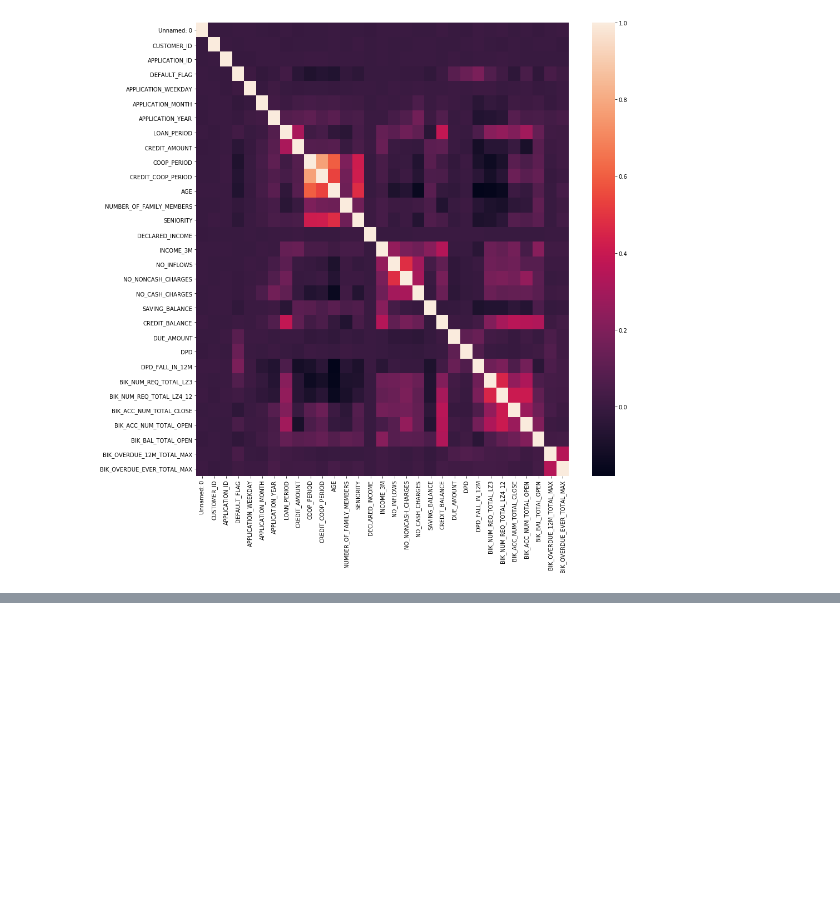
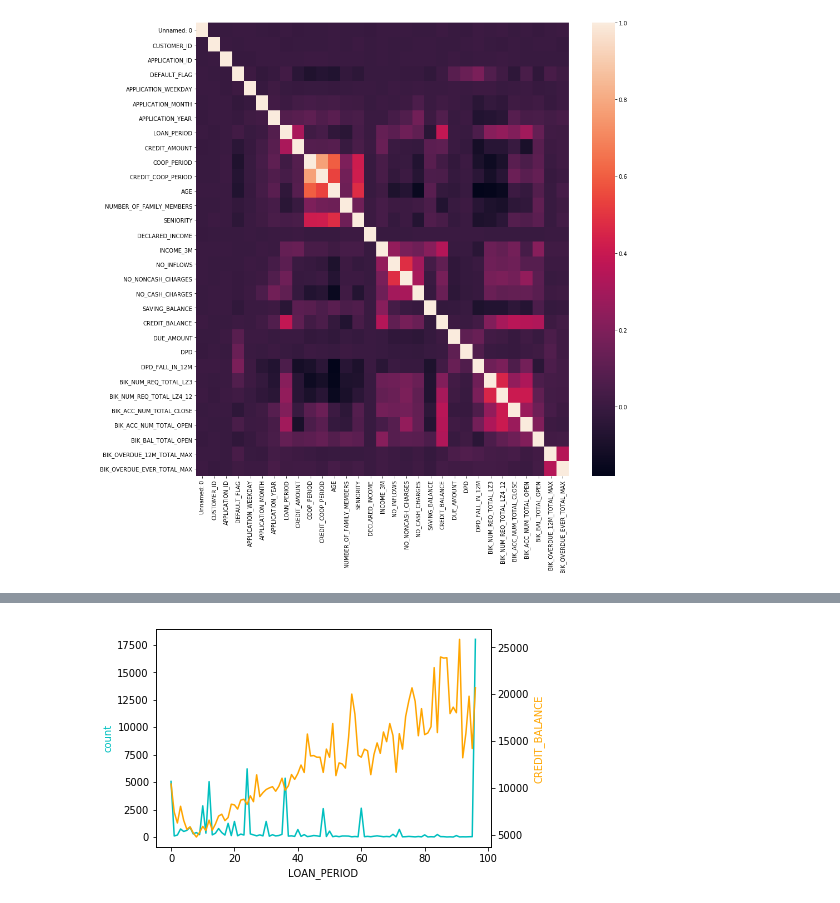
Before and after one commit to tasuki/TeamNameING, a Jupyter notebook: notebooks/Tom.ipynb, the cells around one changed output, grey strips where cells are left out. Saved outputs shown, nothing was run; the diff lists cells and outputs as text; code cells hidden in the pictures; blank space fills up the shorter version.

```diff
--- a/notebooks/Tom.ipynb
+++ b/notebooks/Tom.ipynb
@@ -77,0 +117,4 @@ plt.show()
+# %%
+dependency(numeric, "LOAN_PERIOD", "CREDIT_BALANCE")
+# %% [output]
+[figure, added]
```
Also changed, not shown: parts of 13 cells of this notebook.
